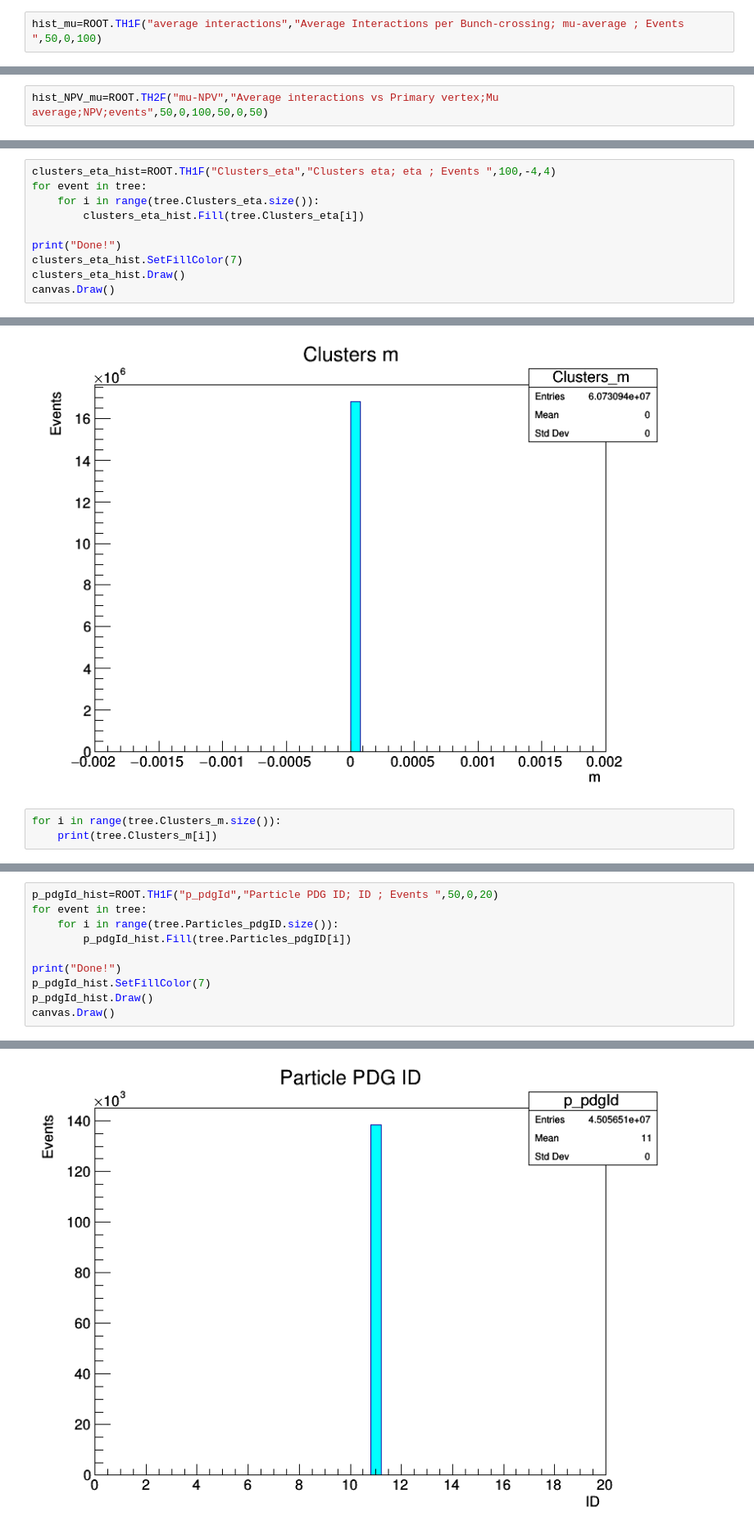
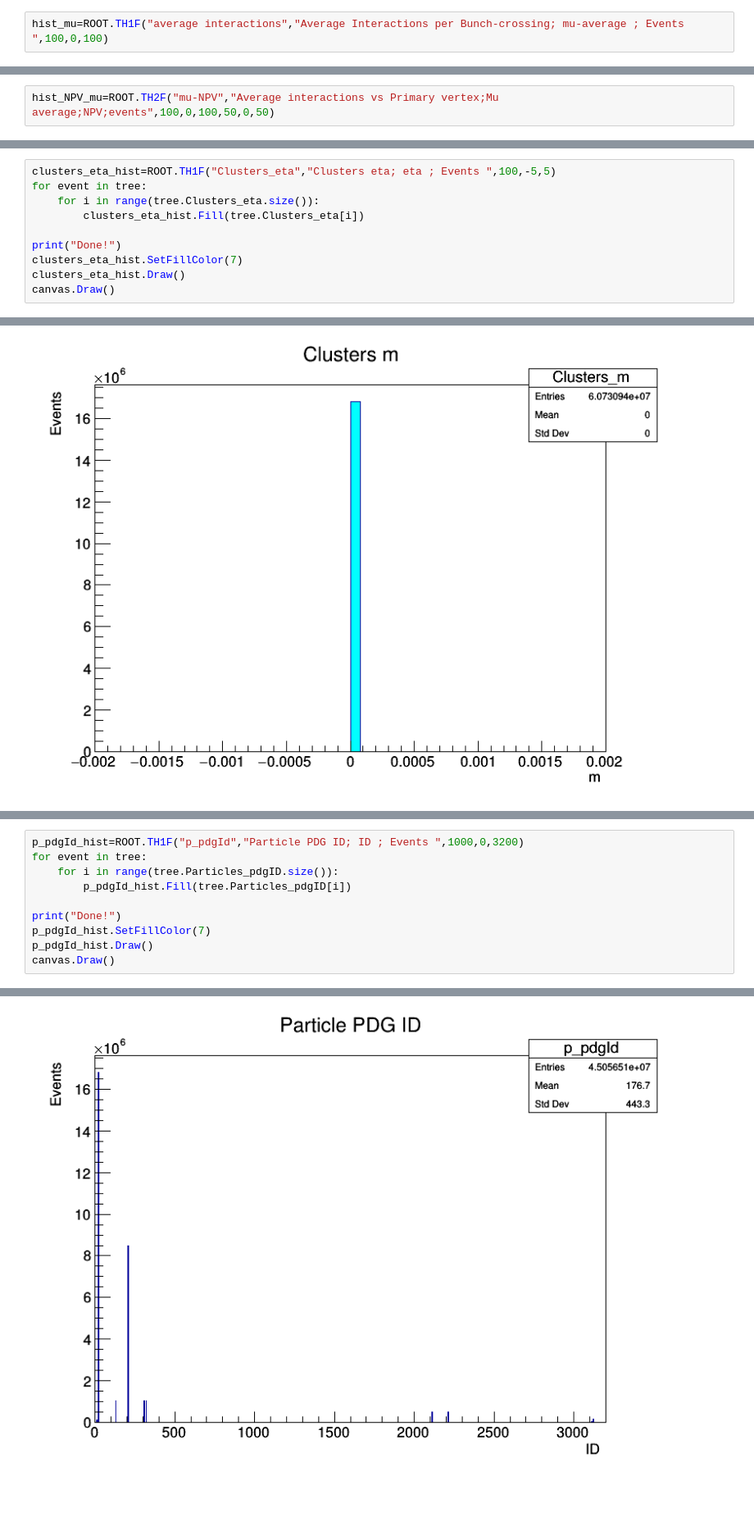
Before and after one commit to diordonezp/exp_particulas_2022-2, a Jupyter notebook: Clase_1/Tracks_Clusters.ipynb, the cells around one changed output, grey strips where cells are left out. Shown: that part at 82% size. Drawn from its saved outputs; the diff is of its cells as text; blank space fills up the shorter version.

```diff
--- a/Clase_1/Tracks_Clusters.ipynb
+++ b/Clase_1/Tracks_Clusters.ipynb
@@ -88,7 +94,7 @@ canvas.Draw()
     2. Make a 2D histogram of NPV vs. mu
 </b>
 # %%
-hist_mu=ROOT.TH1F("average interactions","Average Interactions per Bunch-crossing; mu-average ; Events ",50,0,100)
+hist_mu=ROOT.TH1F("average interactions","Average Interactions per Bunch-crossing; mu-average ; Events ",100,0,100)
 # %%
 for event in tree:
     hist_mu.Fill(tree.mu_average)
@@ -105,2 +111,2 @@ canvas.Draw()
 # %%
-hist_NPV_mu=ROOT.TH2F("mu-NPV","Average interactions vs Primary vertex;Mu average;NPV;events",50,0,100,50,0,50)
+hist_NPV_mu=ROOT.TH2F("mu-NPV","Average interactions vs Primary vertex;Mu average;NPV;events",100,0,100,50,0,50)
@@ -283,7 +290,7 @@ canvas.Draw()
 Done!
 [figure]
 # %%
-clusters_eta_hist=ROOT.TH1F("Clusters_eta","Clusters eta; eta ; Events ",100,-4,4)
+clusters_eta_hist=ROOT.TH1F("Clusters_eta","Clusters eta; eta ; Events ",100,-5,5)
 for event in tree:
     for i in range(tree.Clusters_eta.size()):
         clusters_eta_hist.Fill(tree.Clusters_eta[i])
@@ -321,6 +328,3 @@ canvas.Draw()
 # %% [output]
 Done!
 [figure]
-# %%
-for i in range(tree.Clusters_m.size()):
-    print(tree.Clusters_m[i])
@@ -351,15 +337,15 @@ Track_m: masa de los tracks.
 Track_vtx: vértices de los tracks: catidad de tracks que pertenecen a cada vérctice.
 # %%
-p_pdgId_hist=ROOT.TH1F("p_pdgId","Particle PDG ID; ID ; Events ",50,0,20)
+p_pdgId_hist=ROOT.TH1F("p_pdgId","Particle PDG ID; ID ; Events ",1000,0,3200)
 for event in tree:
     for i in range(tree.Particles_pdgID.size()):
         p_pdgId_hist.Fill(tree.Particles_pdgID[i])
 
 print("Done!")
 p_pdgId_hist.SetFillColor(7)
 p_pdgId_hist.Draw()
 canvas.Draw()
 # %% [output]
 Done!
 Warning in <TFile::Append>: Replacing existing TH1: p_pdgId (Potential memory leak).
-[figure, old version]
+[figure, new version]
```
Also changed, not shown: parts of 13 cells of this notebook.
